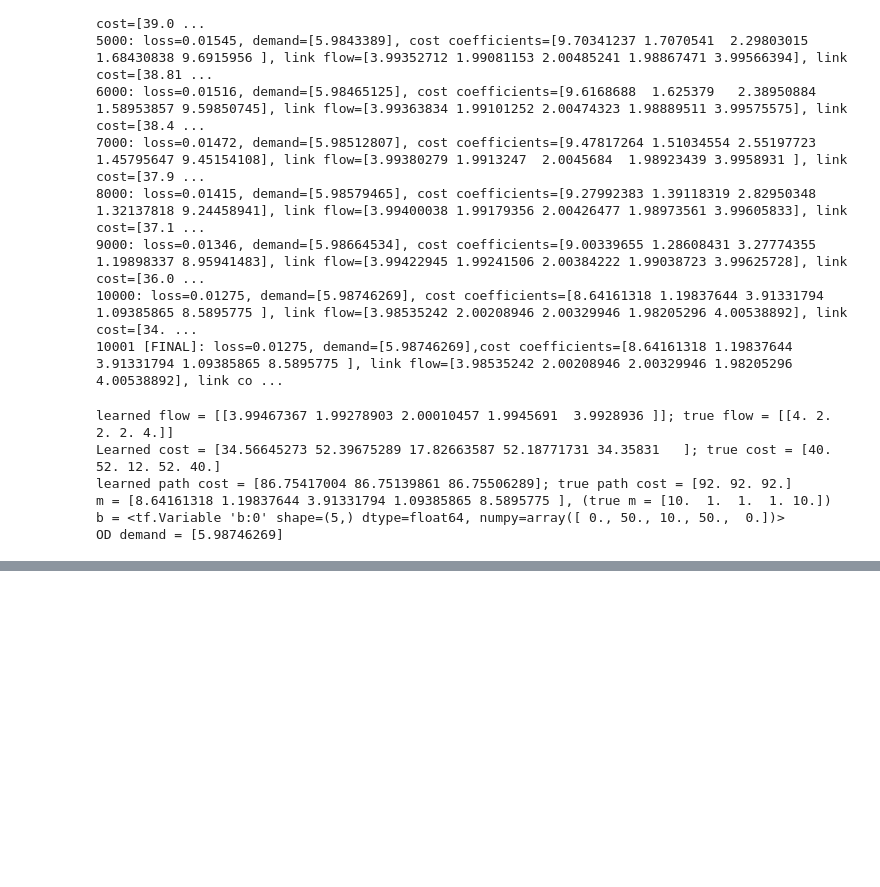
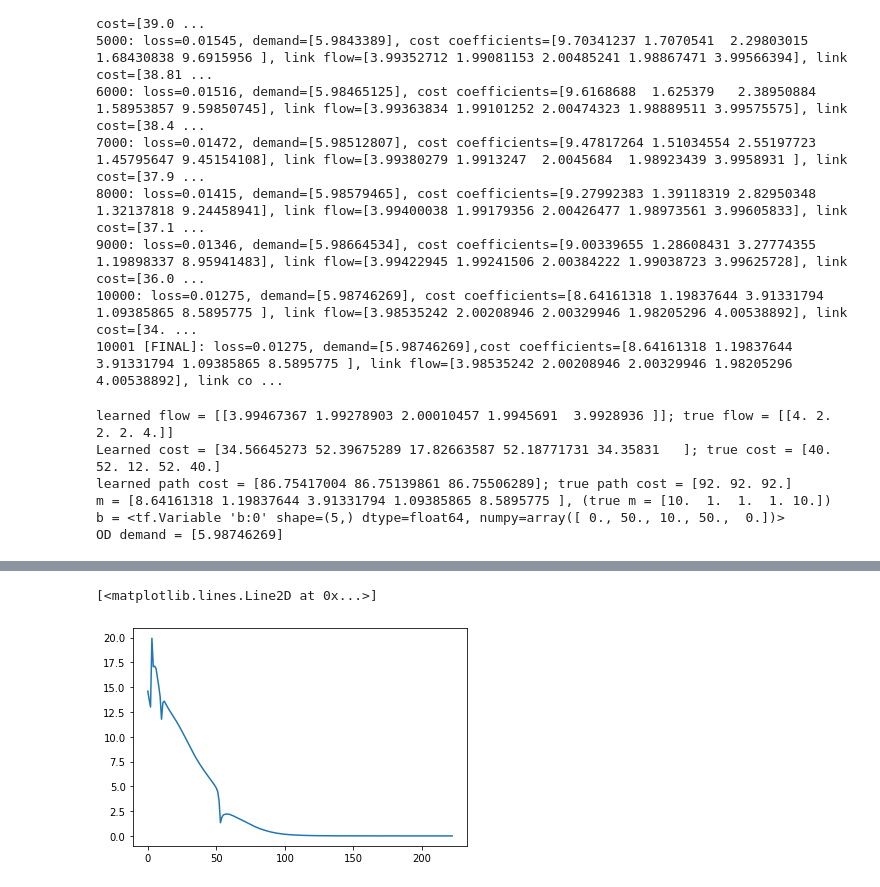
Before and after one commit to mbattifarano/spad, a Jupyter notebook: examples/inverse-ue.ipynb, the cells around one changed output, grey strips where cells are left out. Cells and saved outputs as stored; diff of their text form; code cells hidden in the pictures; blank space fills up the shorter version.

```diff
--- a/examples/inverse-ue.ipynb
+++ b/examples/inverse-ue.ipynb
@@ -190,0 +328,5 @@ OD demand = [5.98746269]
+# %%
+plt.plot(l)
+# %% [output]
+[<matplotlib.lines.Line2D at 0x...>]
+[figure, added]
```
Also changed, not shown: parts of 12 cells of this notebook.
